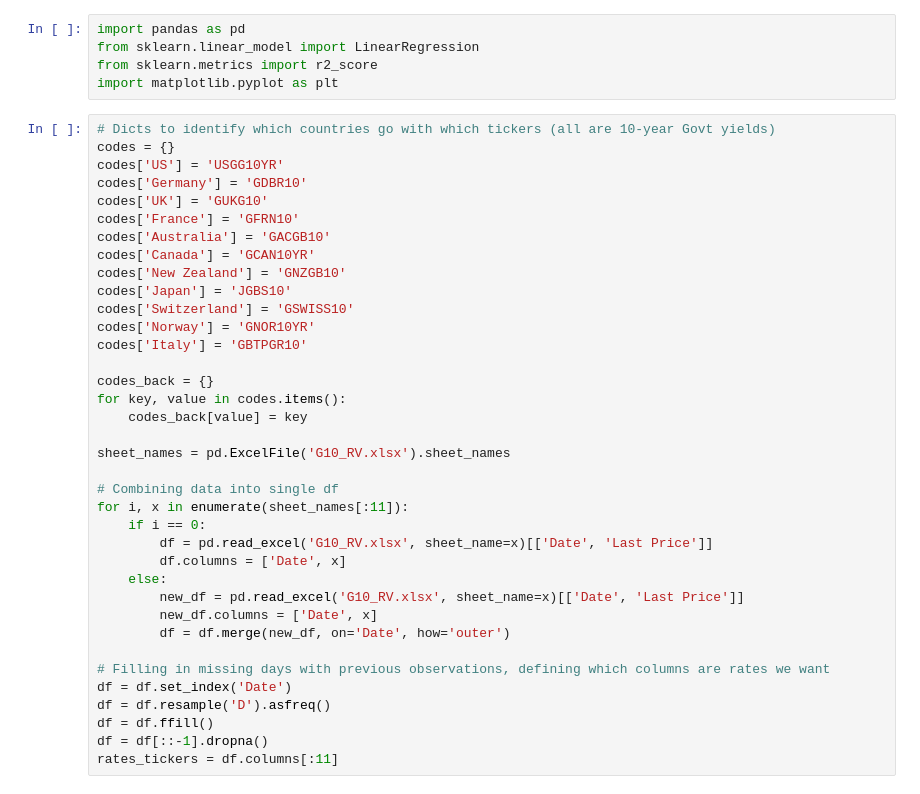
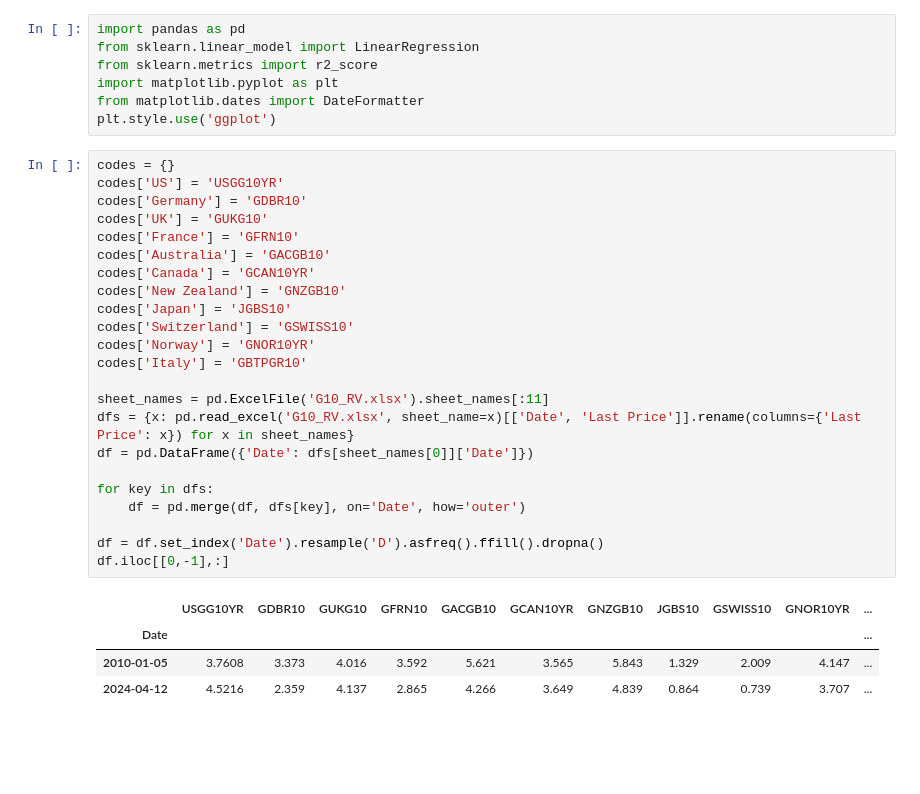
Before and after one commit to danjsabra/G10_RV, a Jupyter notebook: G10_RV.ipynb, the cells around one changed output. Drawn from its saved outputs; the diff is of its cells as text; blank space fills up the shorter version.

```diff
--- a/G10_RV.ipynb
+++ b/G10_RV.ipynb
@@ -3,40 +3,33 @@ import pandas as pd
 from sklearn.linear_model import LinearRegression
 from sklearn.metrics import r2_score
 import matplotlib.pyplot as plt
+from matplotlib.dates import DateFormatter
+plt.style.use('ggplot')
 # %%
-# Dicts to identify which countries go with which tickers (all are 10-year Govt yields)
 codes = {}
 codes['US'] = 'USGG10YR'
 codes['Germany'] = 'GDBR10'
 codes['UK'] = 'GUKG10'
 codes['France'] = 'GFRN10'
 codes['Australia'] = 'GACGB10'
 codes['Canada'] = 'GCAN10YR'
 codes['New Zealand'] = 'GNZGB10'
 codes['Japan'] = 'JGBS10'
 codes['Switzerland'] = 'GSWISS10'
 codes['Norway'] = 'GNOR10YR'
 codes['Italy'] = 'GBTPGR10'
 
-codes_back = {}
-for key, value in codes.items():
-    codes_back[value] = key
+sheet_names = pd.ExcelFile('G10_RV.xlsx').sheet_names[:11]
+dfs = {x: pd.read_excel('G10_RV.xlsx', sheet_name=x)[['Date', 'Last Price']].rename(columns={'Last Price': x}) for x in sheet_names}
+df = pd.DataFrame({'Date': dfs[sheet_names[0]]['Date']})
 
-sheet_names = pd.ExcelFile('G10_RV.xlsx').sheet_names
+for key in dfs:
+    df = pd.merge(df, dfs[key], on='Date', how='outer')
 
-# Combining data into single df
-for i, x in enumerate(sheet_names[:11]):
-    if i == 0:
-        df = pd.read_excel('G10_RV.xlsx', sheet_name=x)[['Date', 'Last Price']]
-        df.columns = ['Date', x]
-    else:
-        new_df = pd.read_excel('G10_RV.xlsx', sheet_name=x)[['Date', 'Last Price']]
-        new_df.columns = ['Date', x]
-        df = df.merge(new_df, on='Date', how='outer')
-
-# Filling in missing days with previous observations, defining which columns are rates we want
-df = df.set_index('Date')
-df = df.resample('D').asfreq()
-df = df.ffill()
-df = df[::-1].dropna()
-rates_tickers = df.columns[:11]
+df = df.set_index('Date').resample('D').asfreq().ffill().dropna()
+df.iloc[[0,-1],:]
+# %% [output]
+|  | USGG10YR | GDBR10 | GUKG10 | GFRN10 | GACGB10 | GCAN10YR | GNZGB10 | JGBS10 | GSWISS10 | GNOR10YR | ... |
+| Date |  |  |  |  |  |  |  |  |  |  | ... |
+| 2010-01-05 | 3.7608 | 3.373 | 4.016 | 3.592 | 5.621 | 3.565 | 5.843 | 1.329 | 2.009 | 4.147 | ... |
+| 2024-04-12 | 4.5216 | 2.359 | 4.137 | 2.865 | 4.266 | 3.649 | 4.839 | 0.864 | 0.739 | 3.707 | ... |
```
Also changed, not shown: parts of 10 cells of this notebook.
